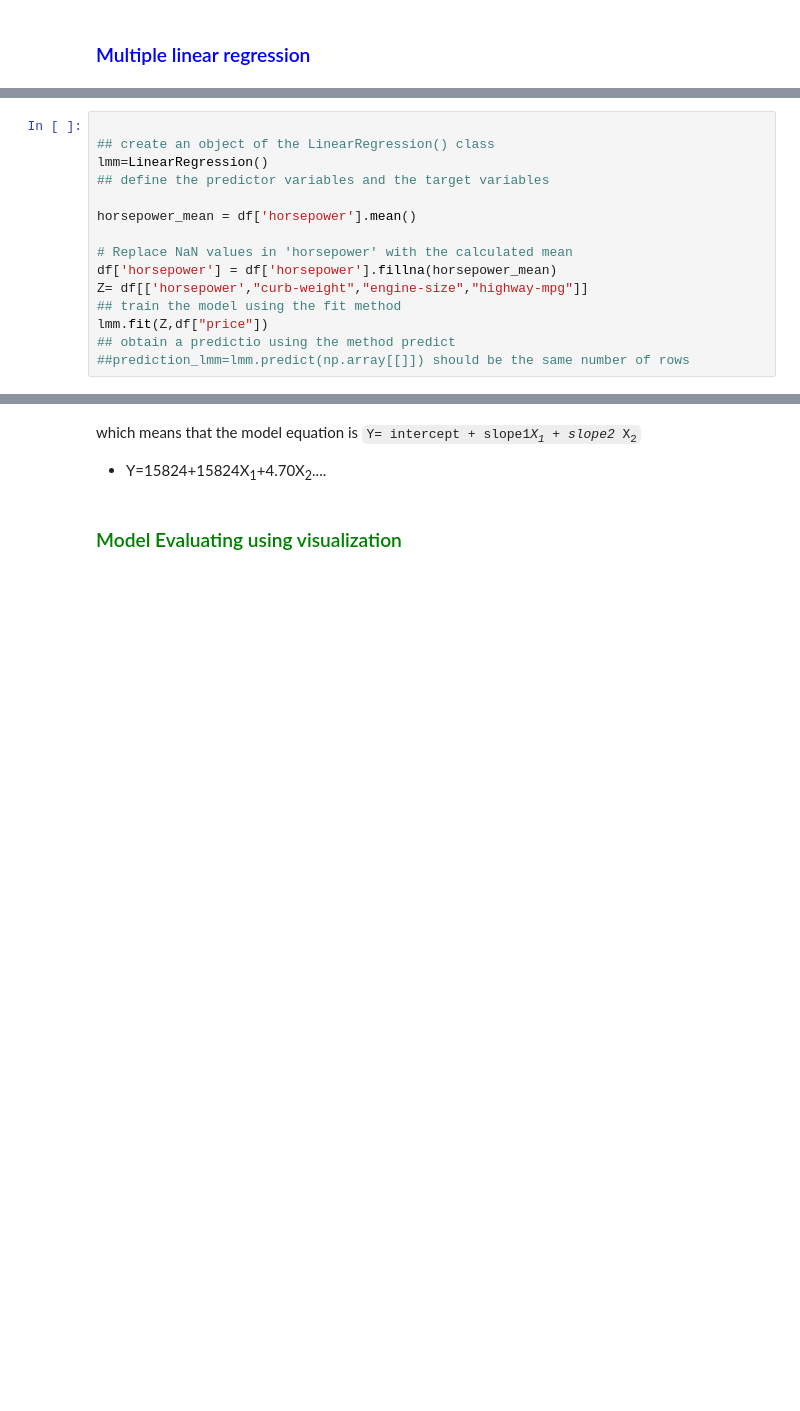
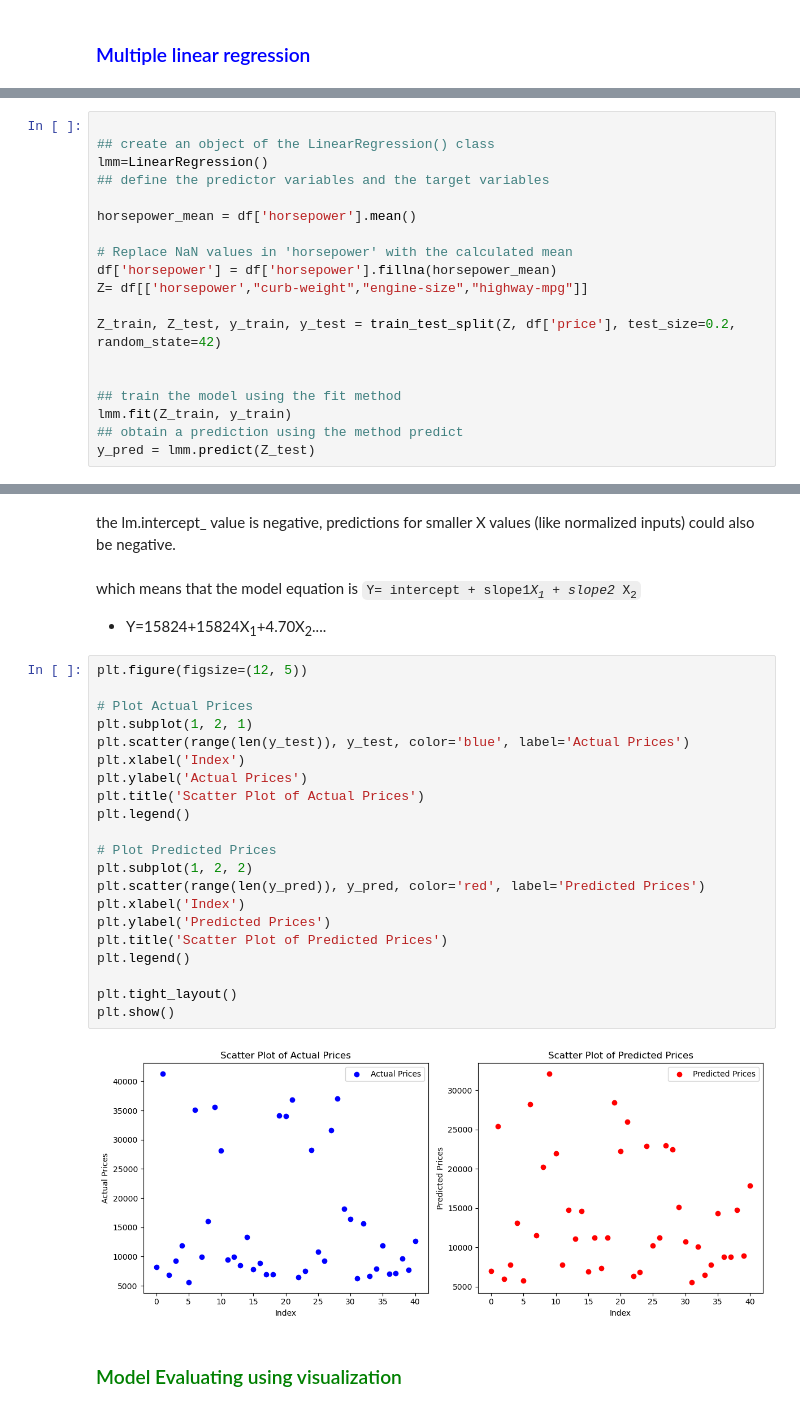
Before and after one commit to ourahma/Python-Data-Viz, a Jupyter notebook: data_viz.ipynb, the cells around one changed output, grey strips where cells are left out. Saved outputs shown, nothing was run; the diff lists cells and outputs as text; blank space fills up the shorter version.

```diff
--- a/data_viz.ipynb
+++ b/data_viz.ipynb
@@ -389,7 +562,11 @@ horsepower_mean = df['horsepower'].mean()
 # Replace NaN values in 'horsepower' with the calculated mean
 df['horsepower'] = df['horsepower'].fillna(horsepower_mean)
 Z= df[['horsepower',"curb-weight","engine-size","highway-mpg"]]
+
+Z_train, Z_test, y_train, y_test = train_test_split(Z, df['price'], test_size=0.2, random_state=42)
+
+
 ## train the model using the fit method
-lmm.fit(Z,df["price"])
-## obtain a predictio using the method predict
-##prediction_lmm=lmm.predict(np.array[[]]) should be the same number of rows
+lmm.fit(Z_train, y_train)
+## obtain a prediction using the method predict
+y_pred = lmm.predict(Z_test)
@@ -404,2 +606,4 @@ the slope value is  [53.61042729  4.70886444 81.47225667 36.39637823]
+# %% [markdown]
+the lm.intercept_ value is negative, predictions for smaller X values (like normalized inputs) could also be negative.
 # %% [markdown]
 which means that the model equation is <code>Y= intercept + slope1*X<sub>1</sub> + slope2* X<sub>2</sub></code>
@@ -407,3 +611,26 @@ which means that the model equation is <code>Y= intercept + slope1*X<sub>1</sub>
 </li></ul>
+# %%
+plt.figure(figsize=(12, 5))
+
+# Plot Actual Prices
+plt.subplot(1, 2, 1)
+plt.scatter(range(len(y_test)), y_test, color='blue', label='Actual Prices')
+plt.xlabel('Index')
+plt.ylabel('Actual Prices')
+plt.title('Scatter Plot of Actual Prices')
+plt.legend()
+
+# Plot Predicted Prices
+plt.subplot(1, 2, 2)
+plt.scatter(range(len(y_pred)), y_pred, color='red', label='Predicted Prices')
+plt.xlabel('Index')
+plt.ylabel('Predicted Prices')
+plt.title('Scatter Plot of Predicted Prices')
+plt.legend()
+
+plt.tight_layout()
+plt.show()
+# %% [output]
+[figure, added]
 # %% [markdown]
 <h3 style="color:green">Model Evaluating using visualization</h3>
```
Also changed, not shown: parts of 66 cells of this notebook.
